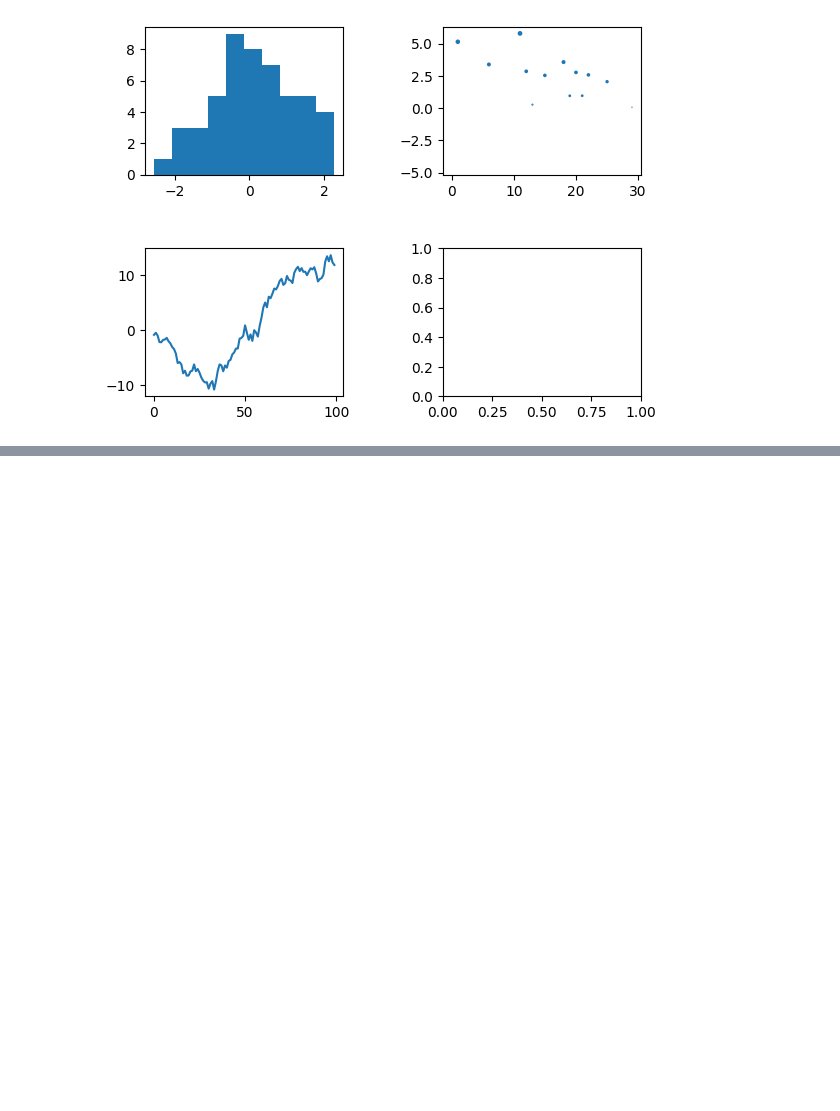
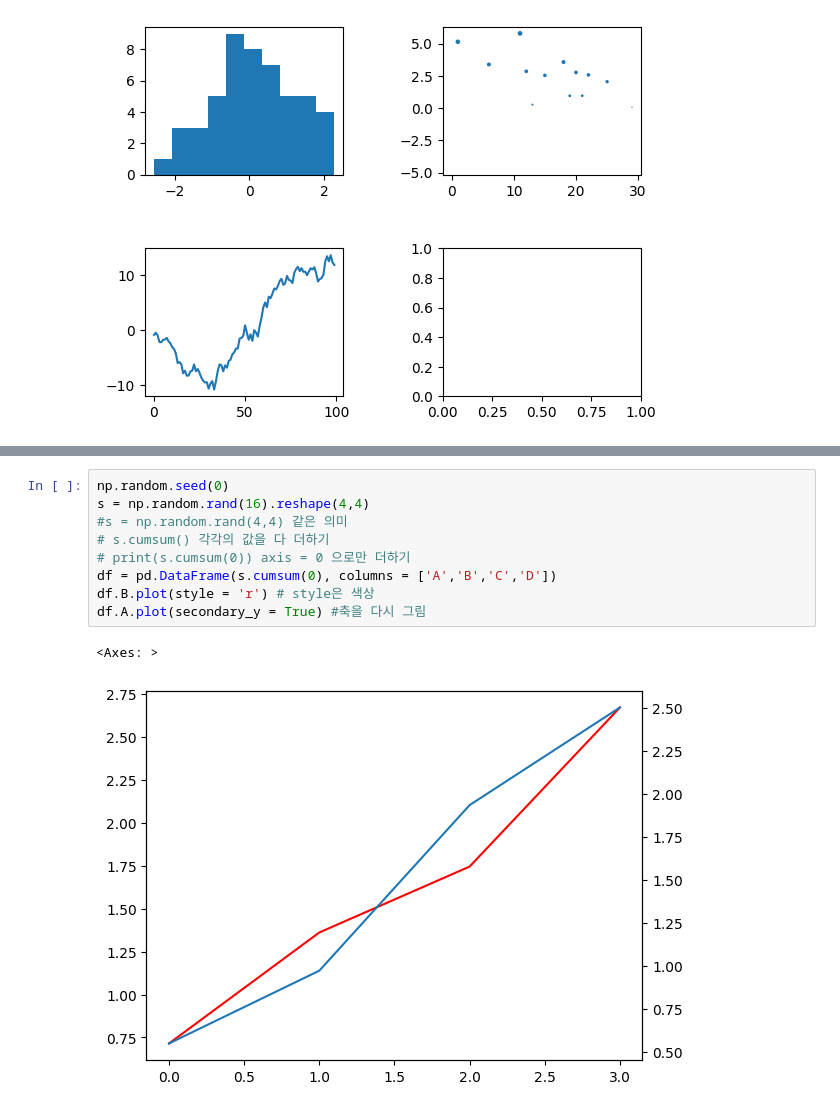
Before and after one commit to wonwookim/DataMining, a Jupyter notebook: data_visualization.ipynb, the cells around one changed output, grey strips where cells are left out. Saved outputs shown, nothing was run; the diff lists cells and outputs as text; blank space fills up the shorter version.

```diff
--- a/data_visualization.ipynb
+++ b/data_visualization.ipynb
@@ -108,0 +123,12 @@ plt.subplots_adjust(wspace = 0.5, hspace = 0.5) #subplot 간 간격 조정
+# %%
+np.random.seed(0)
+s = np.random.rand(16).reshape(4,4)
+#s = np.random.rand(4,4) 같은 의미
+# s.cumsum() 각각의 값을 다 더하기
+# print(s.cumsum(0)) axis = 0 으로만 더하기
+df = pd.DataFrame(s.cumsum(0), columns = ['A','B','C','D'])
+df.B.plot(style = 'r') # style은 색상
+df.A.plot(secondary_y = True) #축을 다시 그림
+# %% [output]
+<Axes: >
+[figure, added]
```
Also changed, not shown: parts of 11 cells of this notebook.
